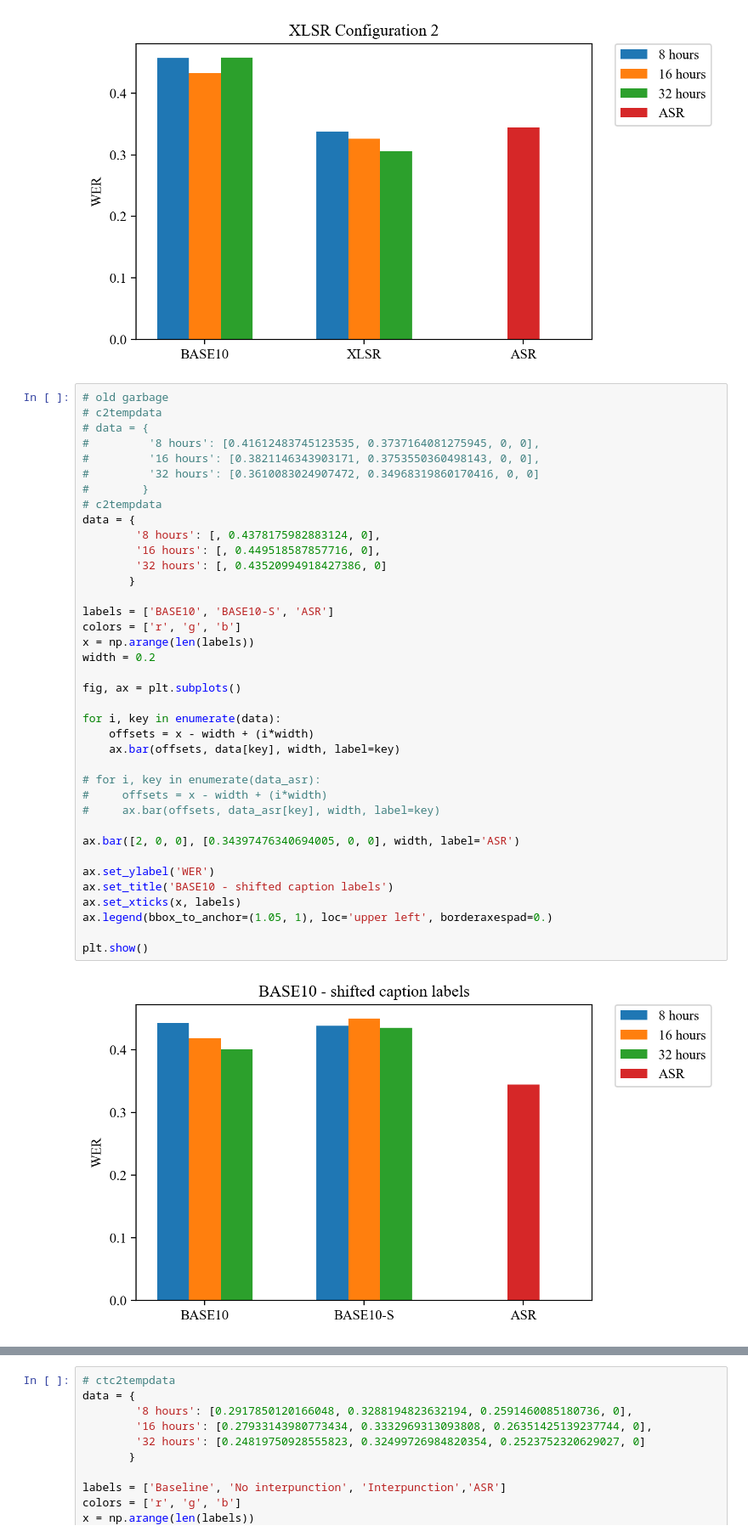
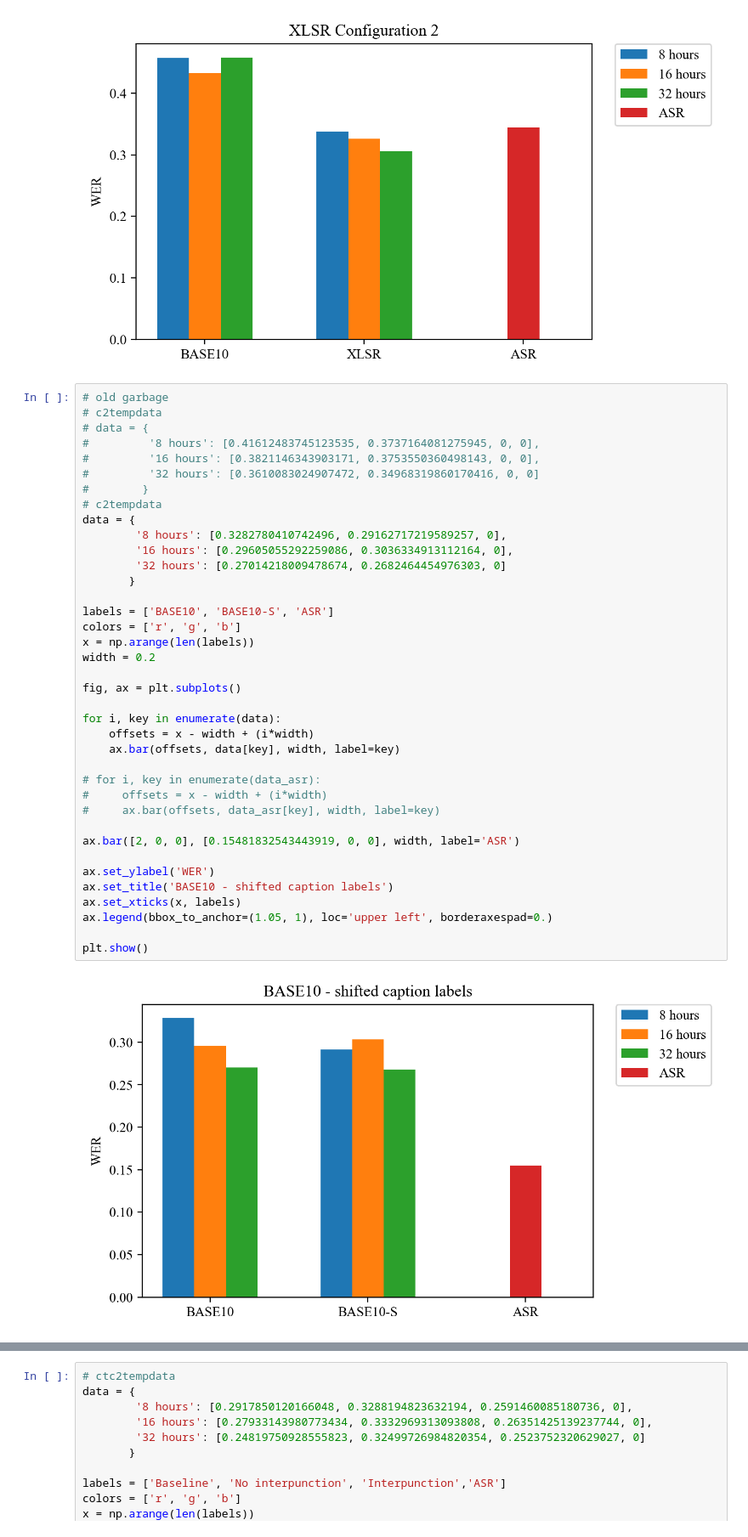
Before and after one commit to Thomaskolb/bsc-thesis, a Jupyter notebook: scripts/results/thesis-results.ipynb, the cells around one changed output, grey strips where cells are left out. Shown at 85% size. Drawn from its saved outputs; the diff is of its cells as text.

```diff
--- a/scripts/results/thesis-results.ipynb
+++ b/scripts/results/thesis-results.ipynb
@@ -266,38 +266,38 @@ plt.show()
 #         '16 hours': [0.3821146343903171, 0.3753550360498143, 0, 0],
 #         '32 hours': [0.3610083024907472, 0.34968319860170416, 0, 0]
 #        }
 # c2tempdata
 data = {
-        '8 hours': [, 0.4378175982883124, 0],
-        '16 hours': [, 0.449518587857716, 0],
-        '32 hours': [, 0.43520994918427386, 0]
+        '8 hours': [0.3282780410742496, 0.29162717219589257, 0],
+        '16 hours': [0.29605055292259086, 0.3036334913112164, 0],
+        '32 hours': [0.27014218009478674, 0.2682464454976303, 0]
        }
 
 labels = ['BASE10', 'BASE10-S', 'ASR']
 colors = ['r', 'g', 'b']
 x = np.arange(len(labels))
 width = 0.2
 
 fig, ax = plt.subplots()
 
 for i, key in enumerate(data):
     offsets = x - width + (i*width)
     ax.bar(offsets, data[key], width, label=key)
 
 # for i, key in enumerate(data_asr):
 #     offsets = x - width + (i*width)
 #     ax.bar(offsets, data_asr[key], width, label=key)
 
-ax.bar([2, 0, 0], [0.34397476340694005, 0, 0], width, label='ASR')
+ax.bar([2, 0, 0], [0.15481832543443919, 0, 0], width, label='ASR')
 
 ax.set_ylabel('WER')
 ax.set_title('BASE10 - shifted caption labels')
 ax.set_xticks(x, labels)
 ax.legend(bbox_to_anchor=(1.05, 1), loc='upper left', borderaxespad=0.)
 
 plt.show()
 # %% [output]
-[figure, old version]
+[figure, new version]
 # %%
 # c2tempdata
 data = {
```
Also changed, not shown: parts of 1 cell of this notebook, 2 other files.
